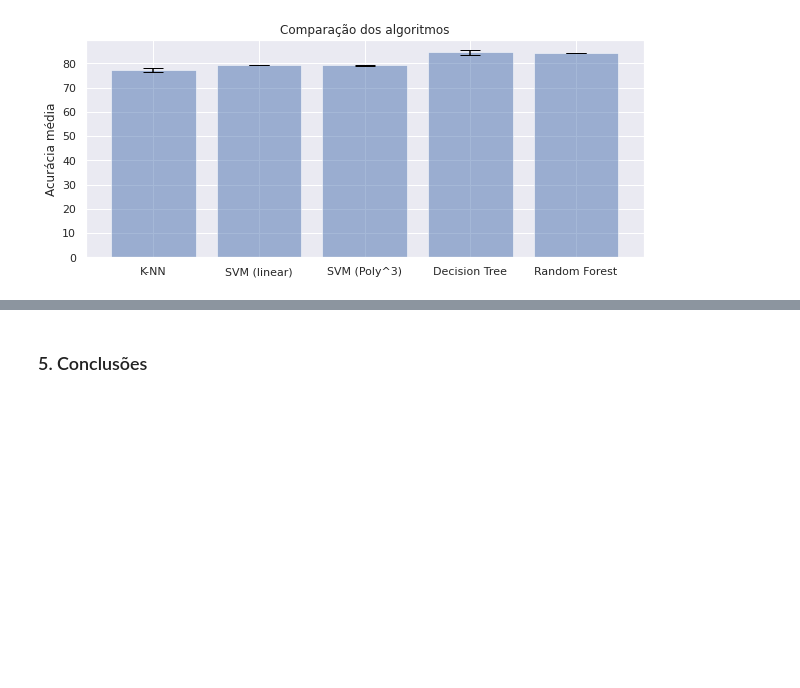
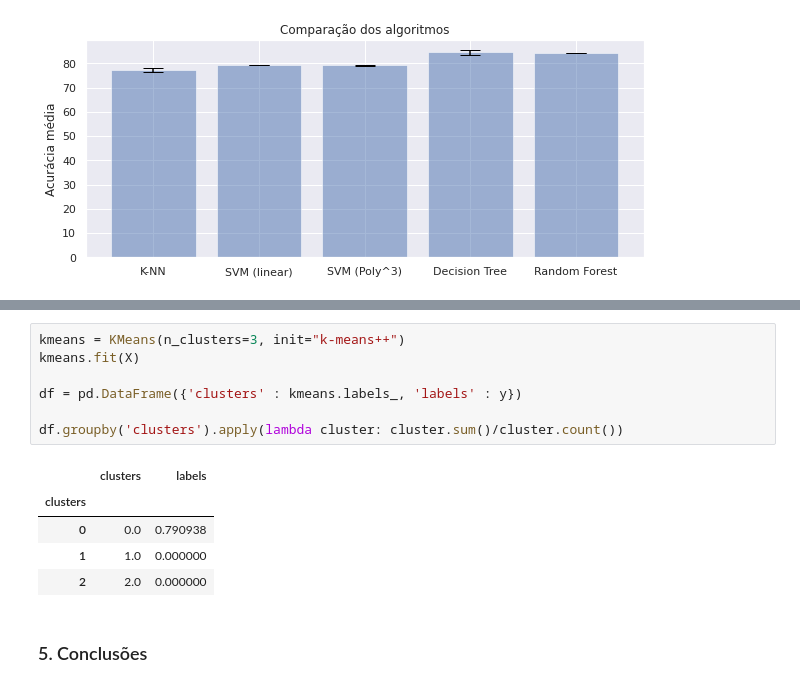
Before and after one commit to douglasllmoura/ufmg-ml, a Jupyter notebook: projeto_final.ipynb, the cells around one changed output, grey strips where cells are left out. Saved outputs shown, nothing was run; the diff lists cells and outputs as text; blank space fills up the shorter version.

```diff
--- a/projeto_final.ipynb
+++ b/projeto_final.ipynb
@@ -1019,2 +1032,15 @@ array([0, 0, 0, ..., 0, 0, 0], dtype=int32)
+# %%
+kmeans = KMeans(n_clusters=3, init="k-means++")
+kmeans.fit(X)
+
+df = pd.DataFrame({'clusters' : kmeans.labels_, 'labels' : y})
+
+df.groupby('clusters').apply(lambda cluster: cluster.sum()/cluster.count())
+# %% [output]
+|  | clusters | labels |
+| clusters |  |  |
+| 0 | 0.0 | 0.790938 |
+| 1 | 1.0 | 0.000000 |
+| 2 | 2.0 | 0.000000 |
 # %% [markdown]
 ### 5. Conclusões
```
Also changed, not shown: parts of 7 cells of this notebook.
